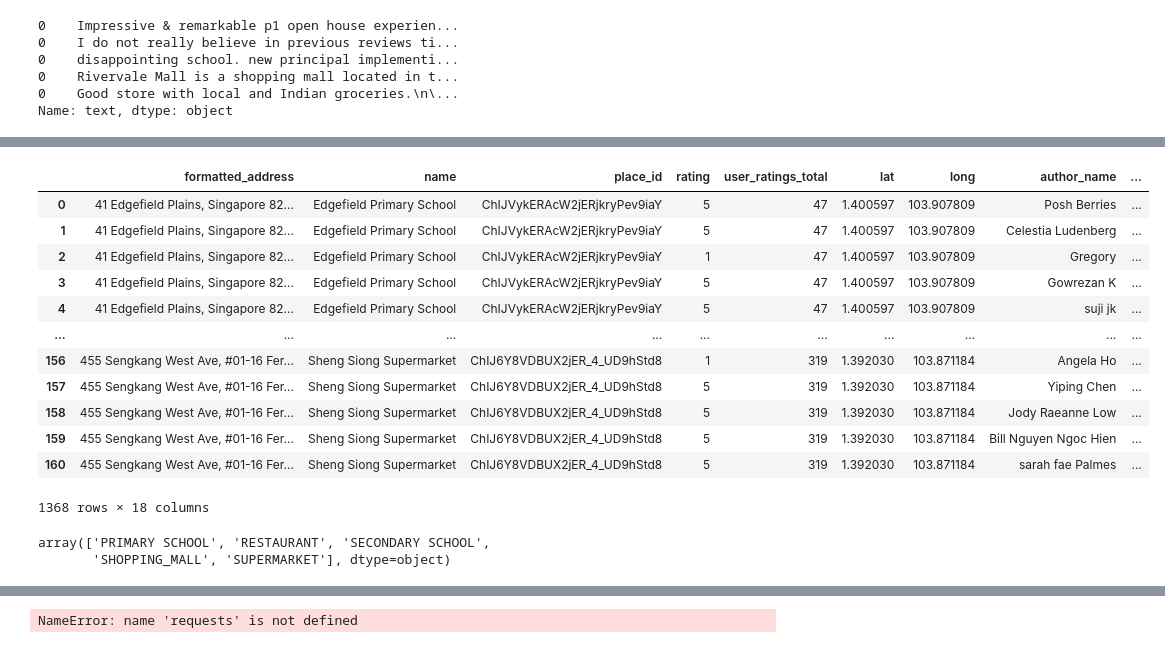
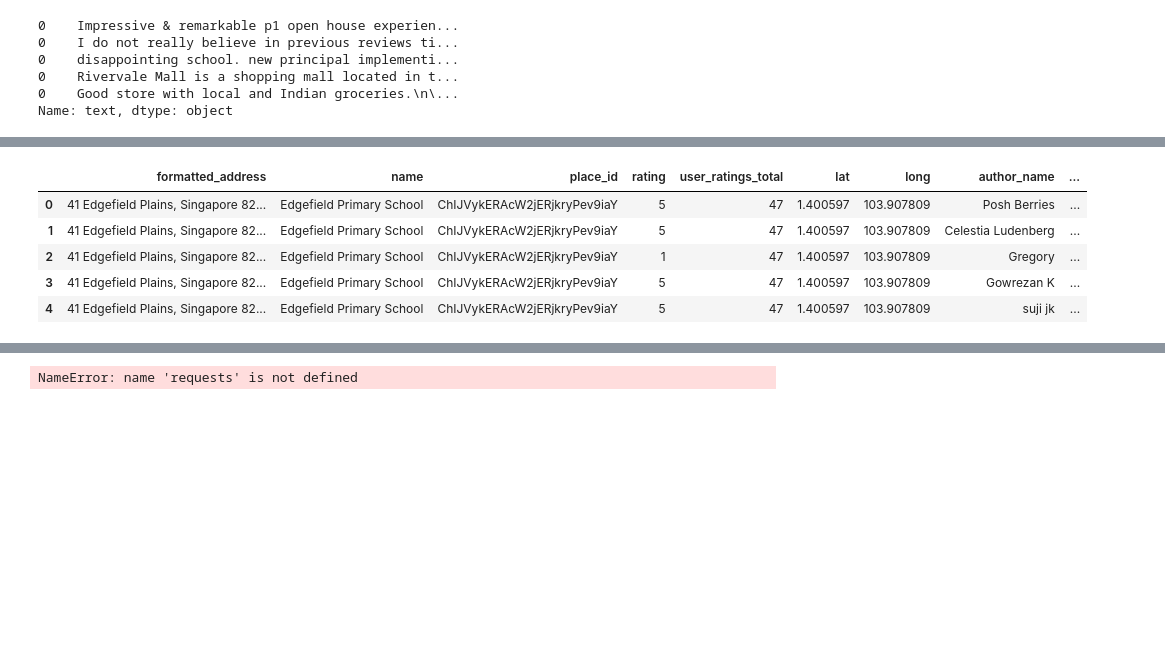
Before and after one commit to luckyzero0/MtechISS, a Jupyter notebook: s2_prac_capstone.ipynb, the cells around one changed output, grey strips where cells are left out. Saved outputs shown, nothing was run; the diff lists cells and outputs as text; code cells hidden in the pictures; blank space fills up the shorter version.

```diff
--- a/s2_prac_capstone.ipynb
+++ b/s2_prac_capstone.ipynb
@@ -245,23 +225,11 @@ list(final_review_df.text.values)
 # %%
-final_review_df
+final_review_df.head()
 # %% [output]
 |  | formatted_address | name | place_id | rating | user_ratings_total | lat | long | author_name | ... |
 | 0 | 41 Edgefield Plains, Singapore 82... | Edgefield Primary School | ChIJVykERAcW2jERjkryPev9iaY | 5 | 47 | 1.400597 | 103.907809 | Posh Berries | ... |
 | 1 | 41 Edgefield Plains, Singapore 82... | Edgefield Primary School | ChIJVykERAcW2jERjkryPev9iaY | 5 | 47 | 1.400597 | 103.907809 | Celestia Ludenberg | ... |
 | 2 | 41 Edgefield Plains, Singapore 82... | Edgefield Primary School | ChIJVykERAcW2jERjkryPev9iaY | 1 | 47 | 1.400597 | 103.907809 | Gregory | ... |
 | 3 | 41 Edgefield Plains, Singapore 82... | Edgefield Primary School | ChIJVykERAcW2jERjkryPev9iaY | 5 | 47 | 1.400597 | 103.907809 | Gowrezan K | ... |
 | 4 | 41 Edgefield Plains, Singapore 82... | Edgefield Primary School | ChIJVykERAcW2jERjkryPev9iaY | 5 | 47 | 1.400597 | 103.907809 | suji jk | ... |
-| ... | ... | ... | ... | ... | ... | ... | ... | ... | ... |
-| 156 | 455 Sengkang West Ave, #01-16 Fer... | Sheng Siong Supermarket | ChIJ6Y8VDBUX2jER_4_UD9hStd8 | 1 | 319 | 1.392030 | 103.871184 | Angela Ho | ... |
-| 157 | 455 Sengkang West Ave, #01-16 Fer... | Sheng Siong Supermarket | ChIJ6Y8VDBUX2jER_4_UD9hStd8 | 5 | 319 | 1.392030 | 103.871184 | Yiping Chen | ... |
-| 158 | 455 Sengkang West Ave, #01-16 Fer... | Sheng Siong Supermarket | ChIJ6Y8VDBUX2jER_4_UD9hStd8 | 5 | 319 | 1.392030 | 103.871184 | Jody Raeanne Low | ... |
-| 159 | 455 Sengkang West Ave, #01-16 Fer... | Sheng Siong Supermarket | ChIJ6Y8VDBUX2jER_4_UD9hStd8 | 5 | 319 | 1.392030 | 103.871184 | Bill Nguyen Ngoc Hien | ... |
-| 160 | 455 Sengkang West Ave, #01-16 Fer... | Sheng Siong Supermarket | ChIJ6Y8VDBUX2jER_4_UD9hStd8 | 5 | 319 | 1.392030 | 103.871184 | sarah fae Palmes | ... |
-1368 rows × 18 columns
-# %%
-final_review_df.Type_Establishment.unique()
-# %% [output]
-array(['PRIMARY SCHOOL', 'RESTAURANT', 'SECONDARY SCHOOL',
-       'SHOPPING_MALL', 'SUPERMARKET'], dtype=object)
 # %%
 stopwords = list(set(STOPWORDS))
```
Also changed, not shown: parts of 37 cells of this notebook, 1 other file.
